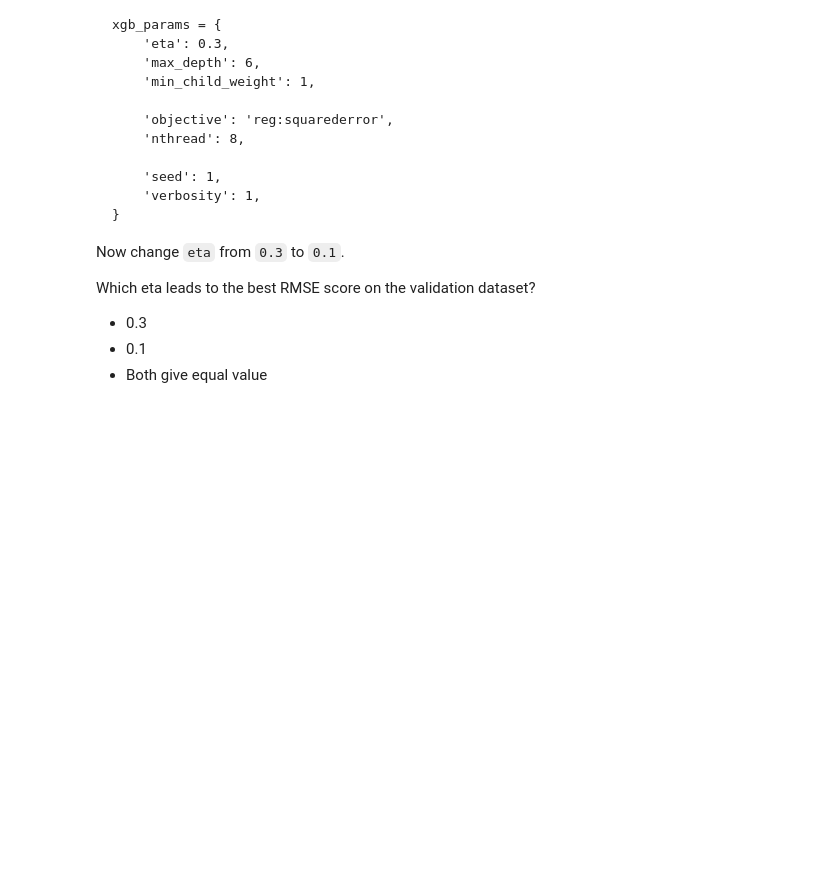
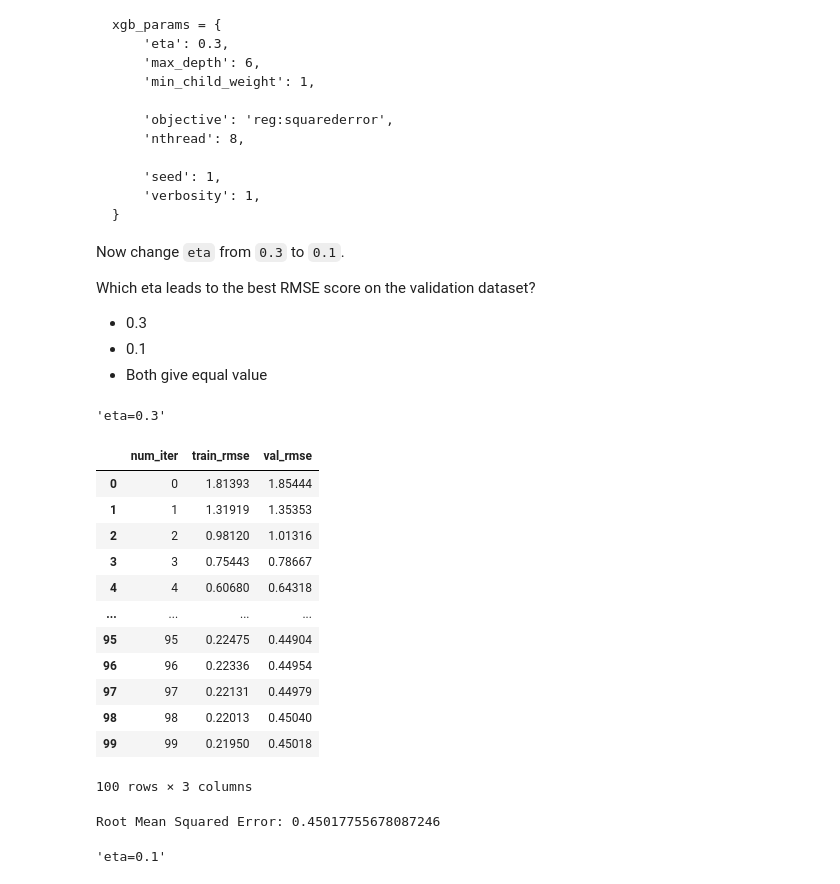
Before and after one commit to marcomathphysics/MLzoomcamp2025homeworks, a Jupyter notebook: H6ML2025.ipynb, the cells around one changed output. Drawn from its saved outputs; the diff is of its cells as text; code cells hidden in the pictures; blank space fills up the shorter version.

```diff
--- a/H6ML2025.ipynb
+++ b/H6ML2025.ipynb
@@ -373,0 +406,45 @@ Which eta leads to the best RMSE score on the validation dataset?
+# %%
+import matplotlib.pyplot as plt
+
+def parse_xgb_output(output):
+    results = []
+
+    for line in output.stdout.strip().split('\n'):
+        it_line, train_line, val_line = line.split('\t')
+
+        it = int(it_line.strip('[]'))
+        train = float(train_line.split(':')[1])
+        val = float(val_line.split(':')[1])
+
+        results.append((it, train, val))
+
+    columns = ['num_iter', 'train_rmse', 'val_rmse']
+    df_results = pd.DataFrame(results, columns=columns)
+    return df_results
+df_score = parse_xgb_output(output)
+key = 'eta=%s' % (xgb_params['eta'])
+scores[key] = parse_xgb_output(output)
+key
+# %% [output]
+'eta=0.3'
+# %%
+df_score
+# %% [output]
+|  | num_iter | train_rmse | val_rmse |
+| 0 | 0 | 1.81393 | 1.85444 |
+| 1 | 1 | 1.31919 | 1.35353 |
+| 2 | 2 | 0.98120 | 1.01316 |
+| 3 | 3 | 0.75443 | 0.78667 |
+| 4 | 4 | 0.60680 | 0.64318 |
+| ... | ... | ... | ... |
+| 95 | 95 | 0.22475 | 0.44904 |
+| 96 | 96 | 0.22336 | 0.44954 |
+| 97 | 97 | 0.22131 | 0.44979 |
+| 98 | 98 | 0.22013 | 0.45040 |
+| 99 | 99 | 0.21950 | 0.45018 |
+100 rows × 3 columns
+# %%
+y_pred = model.predict(dval)
+print("Root Mean Squared Error:", np.sqrt(mean_squared_error(y_val, y_pred)))
+# %% [output]
+Root Mean Squared Error: 0.45017755678087246
@@ -373,0 +467,7 @@ Which eta leads to the best RMSE score on the validation dataset?
+# %%
+df_score = parse_xgb_output(output)
+key = 'eta=%s' % (xgb_params['eta'])
+scores[key] = parse_xgb_output(output)
+key
+# %% [output]
+'eta=0.1'
```
Also changed, not shown: parts of 8 cells of this notebook.
